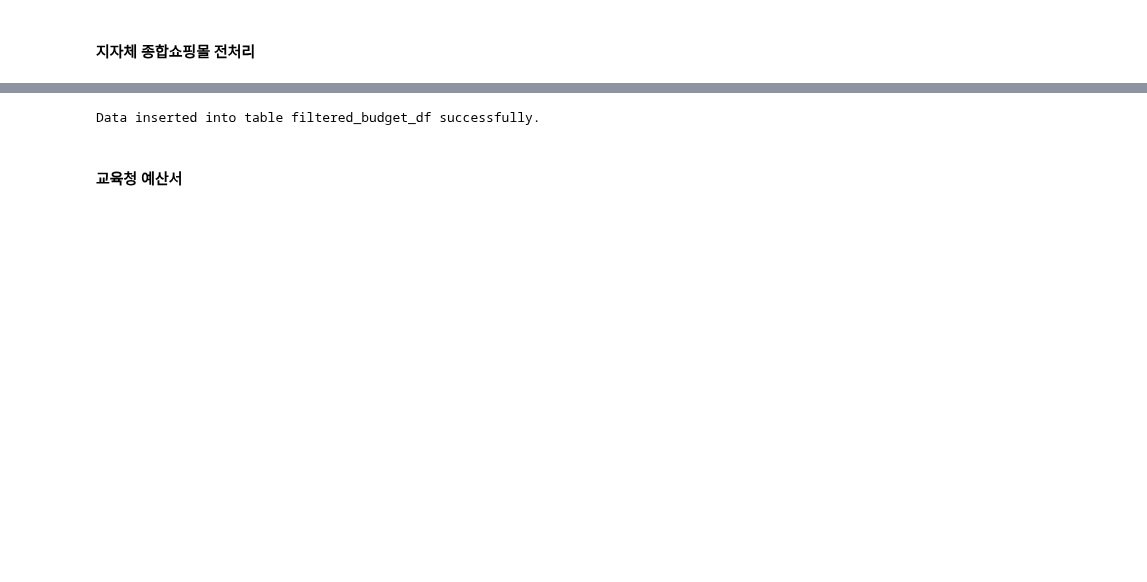
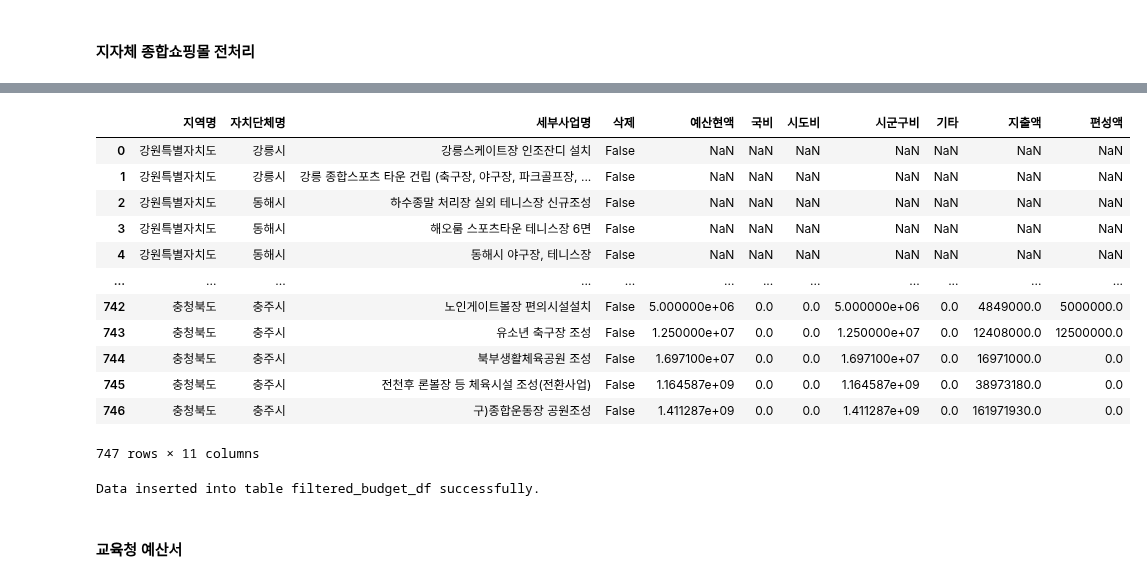
Before and after one commit to kkwann/mido_project, a Jupyter notebook: 2.Data_preprocessing_mapping.ipynb, the cells around one changed output, grey strips where cells are left out. Drawn from its saved outputs; the diff is of its cells as text; code cells hidden in the pictures; blank space fills up the shorter version.

```diff
--- a/2.Data_preprocessing_mapping.ipynb
+++ b/2.Data_preprocessing_mapping.ipynb
@@ -489,4 +508,6 @@ mapping_merge_df_final_grp_final
 # %%
-except_mapping_list = ['호저면 만종리 다목적구장 조성(전환사업)','남면 생활체육공원 운동장 개보수공사[자체]','간성족구장 조성(전환사업)','남양주체육문화센터 테니스장 노후시설 개보수']
+except_mapping_list = []
+# except_mapping_list = ['호저면 만종리 다목적구장 조성(전환사업)','신둔면 체육공원 풋살장 및 족구장 인조잔디 설치(보조)','간성족구장 조성(전환사업)','남양주체육문화센터 테니스장 노후시설 개보수',
+#                        '남사게이트볼장 실내환경 개선공사','포항환여풋살장시설보수<보조>','남산레포츠공원 체육시설 개선']
 # %%
 filtered_budget_df = test[~test['세부사업명'].isin(except_mapping_list)].reset_index(drop=True)
@@ -494,3 +514,46 @@ filtered_budget_df.to_csv('C:/py_src/midoproject/result/filtered_budget_df_final
+# %%
+# Define the replacements
+replacements = {
+    '강원': '강원특별자치도',
+    '경기': '경기도',
+    '경남': '경상남도',
+    '경북': '경상북도',
+    '광주': '광주광역시',
+    '대구': '대구광역시',
+    '대전': '대전광역시',
+    '부산': '부산광역시',
+    '서울': '서울특별시',
+    '세종': '세종특별자치시',
+    '울산': '울산광역시',
+    '인천': '인천광역시',
+    '전남': '전라남도',
+    '전북': '전북특별자치도',
+    '제주': '제주특별자치도',
+    '충남':'충청남도',
+    '충북':'충청북도'
+}
+
+# Apply the replacements
+budget_df_today['지역명'] = budget_df_today['지역명'].replace(replacements)
+filtered_budget_df['지역명'] = filtered_budget_df['지역명'].replace(replacements)
+# %%
+filtered_budget_df = filtered_budget_df.drop_duplicates(['지역명',	'자치단체명', '세부사업명']).reset_index(drop=True)
+filtered_budget_df.to_csv('C:/py_src/midoproject/result/filtered_budget_df_final.csv',encoding='utf-8-sig',index=False)
+filtered_budget_df
+# %% [output]
+|  | 지역명 | 자치단체명 | 세부사업명 | 삭제 | 예산현액 | 국비 | 시도비 | 시군구비 | 기타 | 지출액 | 편성액 |
+| 0 | 강원특별자치도 | 강릉시 | 강릉스케이트장 인조잔디 설치 | False | NaN | NaN | NaN | NaN | NaN | NaN | NaN |
+| 1 | 강원특별자치도 | 강릉시 | 강릉 종합스포츠 타운 건립 (축구장, 야구장, 파크골프장, ... | False | NaN | NaN | NaN | NaN | NaN | NaN | NaN |
+| 2 | 강원특별자치도 | 동해시 | 하수종말 처리장 실외 테니스장 신규조성 | False | NaN | NaN | NaN | NaN | NaN | NaN | NaN |
+| 3 | 강원특별자치도 | 동해시 | 해오룸 스포츠타운 테니스장 6면 | False | NaN | NaN | NaN | NaN | NaN | NaN | NaN |
+| 4 | 강원특별자치도 | 동해시 | 동해시 야구장, 테니스장 | False | NaN | NaN | NaN | NaN | NaN | NaN | NaN |
+| ... | ... | ... | ... | ... | ... | ... | ... | ... | ... | ... | ... |
+| 742 | 충청북도 | 충주시 | 노인게이트볼장 편의시설설치 | False | 5.000000e+06 | 0.0 | 0.0 | 5.000000e+06 | 0.0 | 4849000.0 | 5000000.0 |
+| 743 | 충청북도 | 충주시 | 유소년 축구장 조성 | False | 1.250000e+07 | 0.0 | 0.0 | 1.250000e+07 | 0.0 | 12408000.0 | 12500000.0 |
+| 744 | 충청북도 | 충주시 | 북부생활체육공원 조성 | False | 1.697100e+07 | 0.0 | 0.0 | 1.697100e+07 | 0.0 | 16971000.0 | 0.0 |
+| 745 | 충청북도 | 충주시 | 전천후 론볼장 등 체육시설 조성(전환사업) | False | 1.164587e+09 | 0.0 | 0.0 | 1.164587e+09 | 0.0 | 38973180.0 | 0.0 |
+| 746 | 충청북도 | 충주시 | 구)종합운동장 공원조성 | False | 1.411287e+09 | 0.0 | 0.0 | 1.411287e+09 | 0.0 | 161971930.0 | 0.0 |
+747 rows × 11 columns
 # %%
 save_dataframe_to_bigquery(filtered_budget_df,'budget','filtered_budget_df',bigquerykey_path)
 # %% [output]
```
Also changed, not shown: parts of 5 cells of this notebook, 5 other files.
